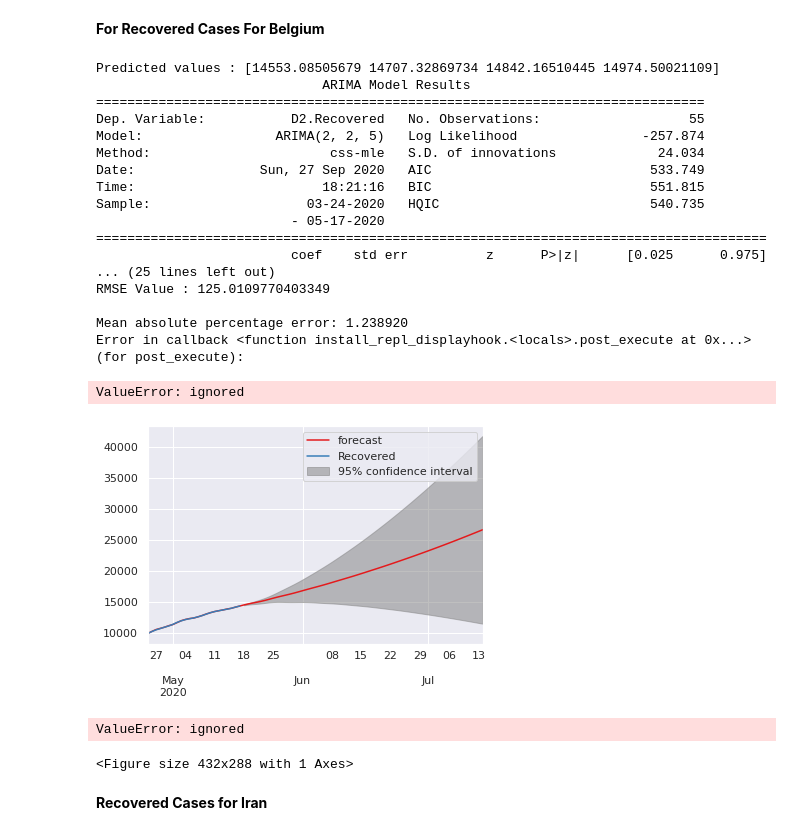
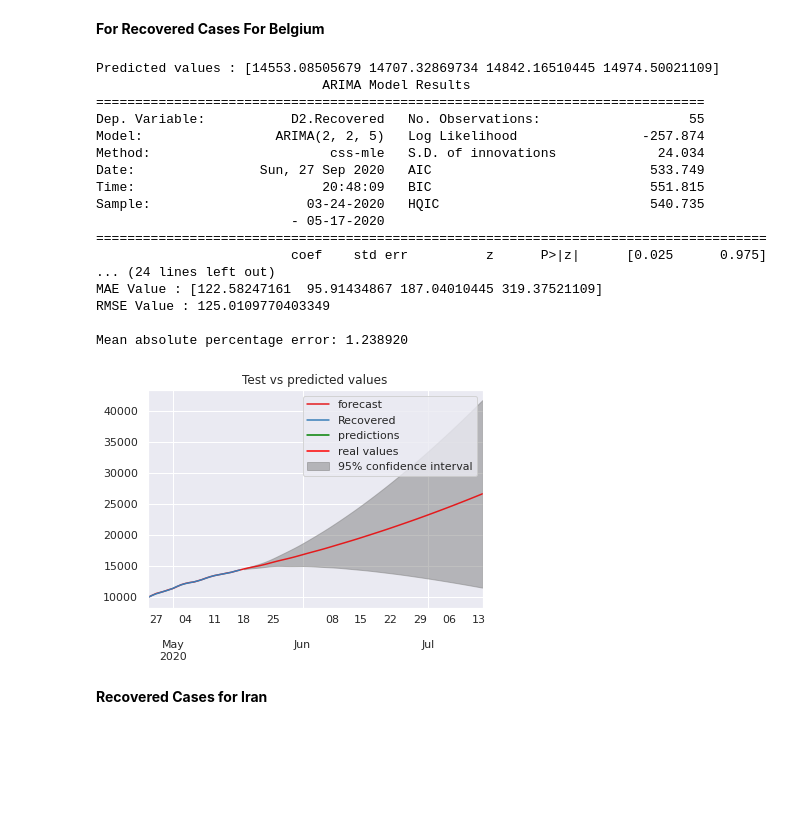
Before and after one commit to upender-sg/COVID19---Forecasting, a Jupyter notebook: Final_Evaluation_Recovered_ARIMA_Implementation_Top10_countries.ipynb, the cells around one changed output. Saved outputs shown, nothing was run; the diff lists cells and outputs as text; code cells hidden in the pictures; blank space fills up the shorter version.

```diff
--- a/Final_Evaluation_Recovered_ARIMA_Implementation_Top10_countries.ipynb
+++ b/Final_Evaluation_Recovered_ARIMA_Implementation_Top10_countries.ipynb
@@ -454,7 +445,7 @@ def arima(CDR,test):
     prediction=result.forecast(steps=len(test))[0]
 
     #Plotting results
-    f,ax=plt.subplots()
+    #f,ax=plt.subplots()
     plt.plot(prediction,c='green', label= 'predictions')
     plt.plot(test, c='red',label='real values')
     plt.legend()
@@ -541,7 +531,7 @@ def arima(CDR,test):
     prediction=result.forecast(steps=len(test))[0]
 
     #Plotting results
-    f,ax=plt.subplots()
+    #f,ax=plt.subplots()
     plt.plot(prediction,c='green', label= 'predictions')
     plt.plot(test, c='red',label='real values')
     plt.legend()
@@ -628,7 +617,7 @@ def arima(CDR,test):
     prediction=result.forecast(steps=len(test))[0]
 
     #Plotting results
-    f,ax=plt.subplots()
+    #f,ax=plt.subplots()
     plt.plot(prediction,c='green', label= 'predictions')
     plt.plot(test, c='red',label='real values')
     plt.legend()
@@ -715,7 +701,7 @@ def arima(CDR,test):
     prediction=result.forecast(steps=len(test))[0]
 
     #Plotting results
-    f,ax=plt.subplots()
+    #f,ax=plt.subplots()
     plt.plot(prediction,c='green', label= 'predictions')
     plt.plot(test, c='red',label='real values')
     plt.legend()
@@ -801,7 +784,7 @@ def arima(CDR,test):
     prediction=result.forecast(steps=len(test))[0]
 
     #Plotting results
-    f,ax=plt.subplots()
+    #f,ax=plt.subplots()
     plt.plot(prediction,c='green', label= 'predictions')
     plt.plot(test, c='red',label='real values')
     plt.legend()
@@ -812,40 +795,37 @@ def arima(CDR,test):
     #Printing the error metrics
     print(result.summary())
 
 
     print('Error Values')
     print('Mean Value :', test.mean())
     print('MAE Value :', meanabs(test,prediction))
     print('RMSE Value :', np.sqrt(mean_squared_error(test,prediction)))
     print('\nMean absolute percentage error: %f'%mape(test,prediction))
     return (prediction)
 
 
 
 train,test=split(Bltest)
 prediction=arima(train,test)
 # %% [output]
 Predicted values : [14553.08505679 14707.32869734 14842.16510445 14974.50021109]
                              ARIMA Model Results
 ==============================================================================
 Dep. Variable:           D2.Recovered   No. Observations:                   55
 Model:                 ARIMA(2, 2, 5)   Log Likelihood                -257.874
 Method:                       css-mle   S.D. of innovations             24.034
 Date:                Sun, 27 Sep 2020   AIC                            533.749
-Time:                        18:21:16   BIC                            551.815
+Time:                        20:48:09   BIC                            551.815
 Sample:                    03-24-2020   HQIC                           540.735
                          - 05-17-2020
 ======================================================================================
                          coef    std err          z      P>|z|      [0.025      0.975]
-... (25 lines left out)
+... (24 lines left out)
+MAE Value : [122.58247161  95.91434867 187.04010445 319.37521109]
 RMSE Value : 125.0109770403349
 
 Mean absolute percentage error: 1.238920
-Error in callback <function install_repl_displayhook.<locals>.post_execute at 0x...> (for post_execute):
-ValueError: ignored
-[figure, old version]
+[figure, new version]
-ValueError: ignored
-<Figure size 432x288 with 1 Axes>
 # %% [markdown]
 **Recovered Cases for Iran**
 # %%
```
Also changed, not shown: parts of 9 cells of this notebook.
